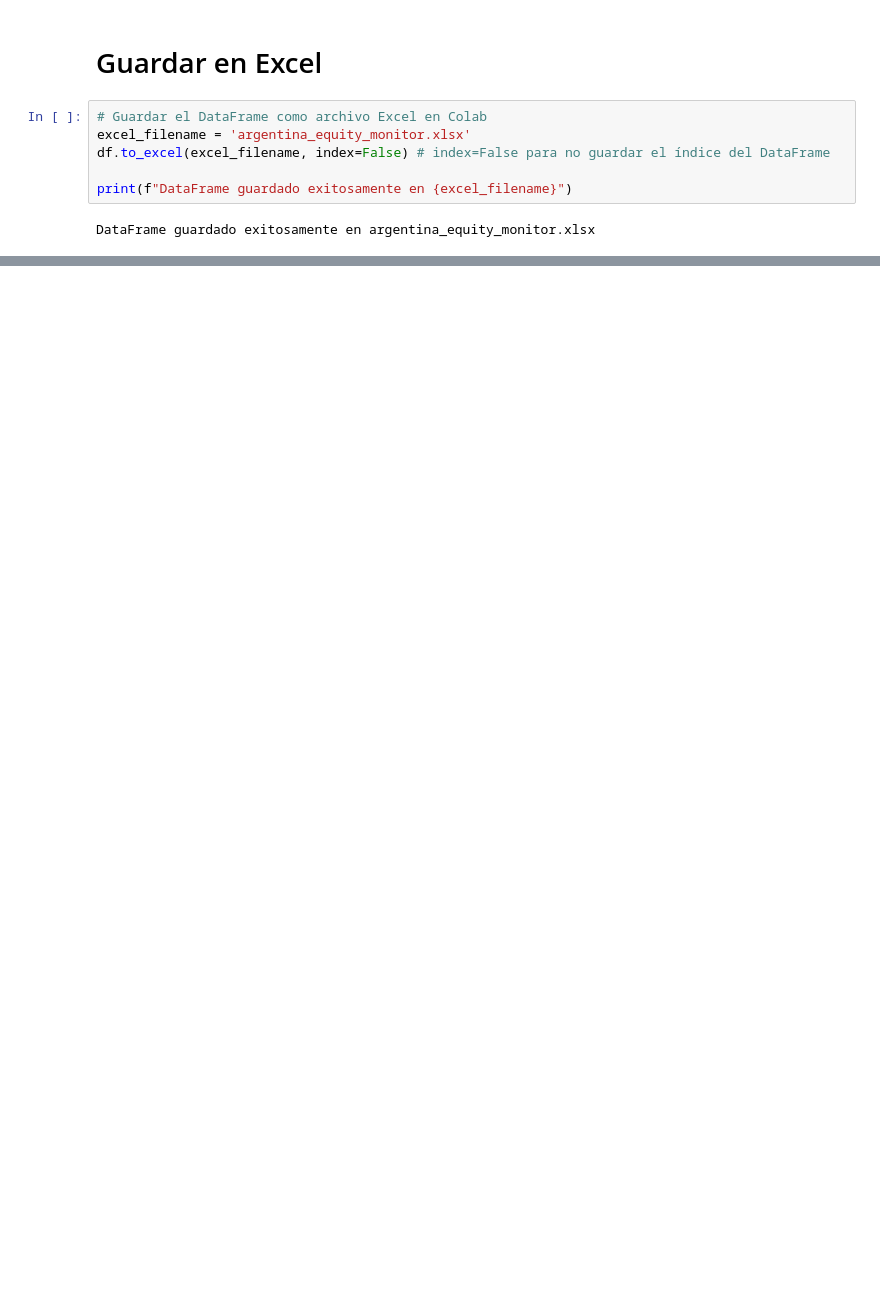
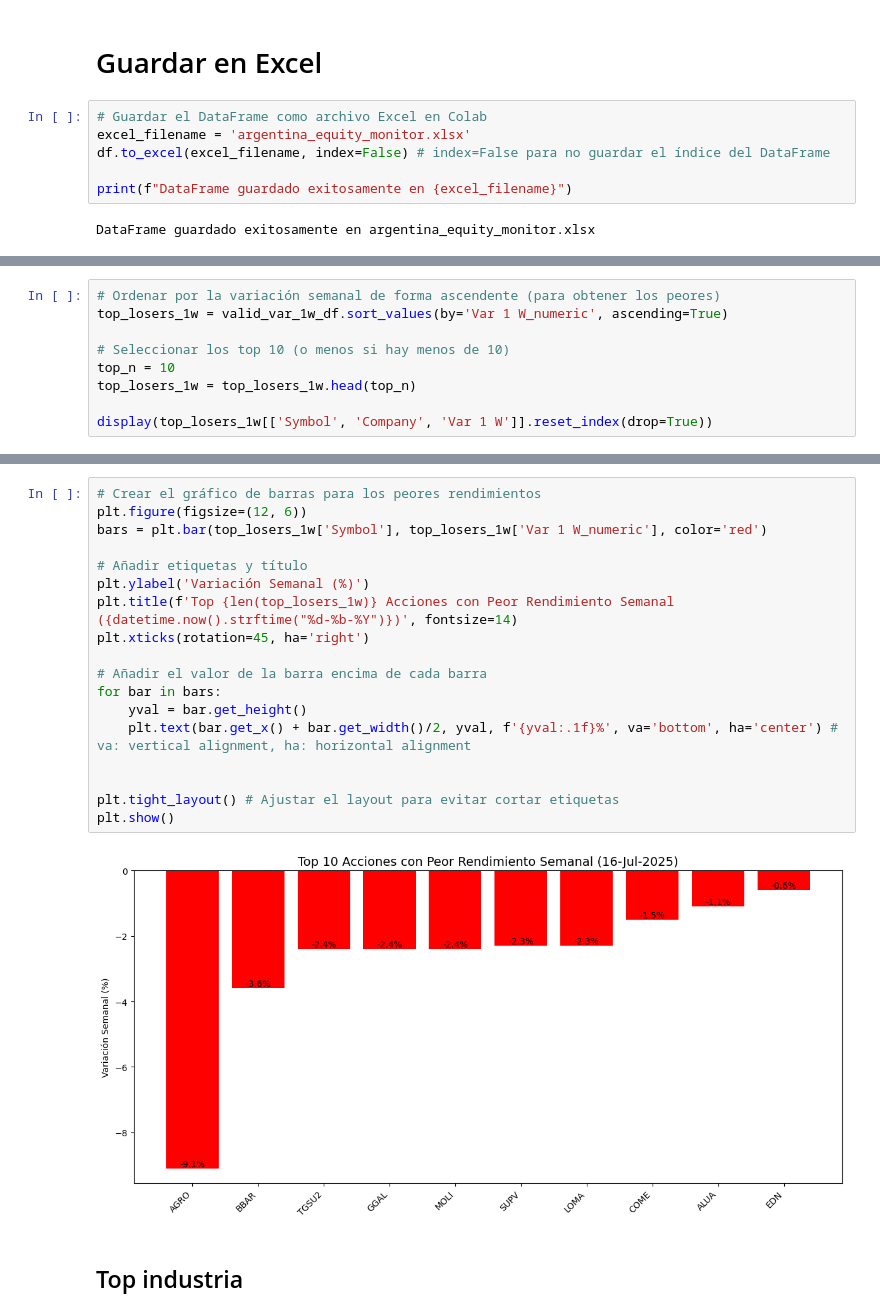
Before and after one commit to lucacamus13/equity-monitor-ARG, a Jupyter notebook: Equity_valuation_ARG.ipynb, the cells around one changed output, grey strips where cells are left out. Saved outputs shown, nothing was run; the diff lists cells and outputs as text; blank space fills up the shorter version.

```diff
--- a/Equity_valuation_ARG.ipynb
+++ b/Equity_valuation_ARG.ipynb
@@ -543,0 +596,9 @@ DataFrame guardado exitosamente en argentina_equity_monitor.xlsx
+# %%
+# Ordenar por la variación semanal de forma ascendente (para obtener los peores)
+top_losers_1w = valid_var_1w_df.sort_values(by='Var 1 W_numeric', ascending=True)
+
+# Seleccionar los top 10 (o menos si hay menos de 10)
+top_n = 10
+top_losers_1w = top_losers_1w.head(top_n)
+
+display(top_losers_1w[['Symbol', 'Company', 'Var 1 W']].reset_index(drop=True))
@@ -543,0 +617,22 @@ DataFrame guardado exitosamente en argentina_equity_monitor.xlsx
+# %%
+# Crear el gráfico de barras para los peores rendimientos
+plt.figure(figsize=(12, 6))
+bars = plt.bar(top_losers_1w['Symbol'], top_losers_1w['Var 1 W_numeric'], color='red')
+
+# Añadir etiquetas y título
+plt.ylabel('Variación Semanal (%)')
+plt.title(f'Top {len(top_losers_1w)} Acciones con Peor Rendimiento Semanal ({datetime.now().strftime("%d-%b-%Y")})', fontsize=14)
+plt.xticks(rotation=45, ha='right')
+
+# Añadir el valor de la barra encima de cada barra
+for bar in bars:
+    yval = bar.get_height()
+    plt.text(bar.get_x() + bar.get_width()/2, yval, f'{yval:.1f}%', va='bottom', ha='center') # va: vertical alignment, ha: horizontal alignment
+
+
+plt.tight_layout() # Ajustar el layout para evitar cortar etiquetas
+plt.show()
+# %% [output]
+[figure, added]
+# %% [markdown]
+## Top industria
```
Also changed, not shown: parts of 11 cells of this notebook.
